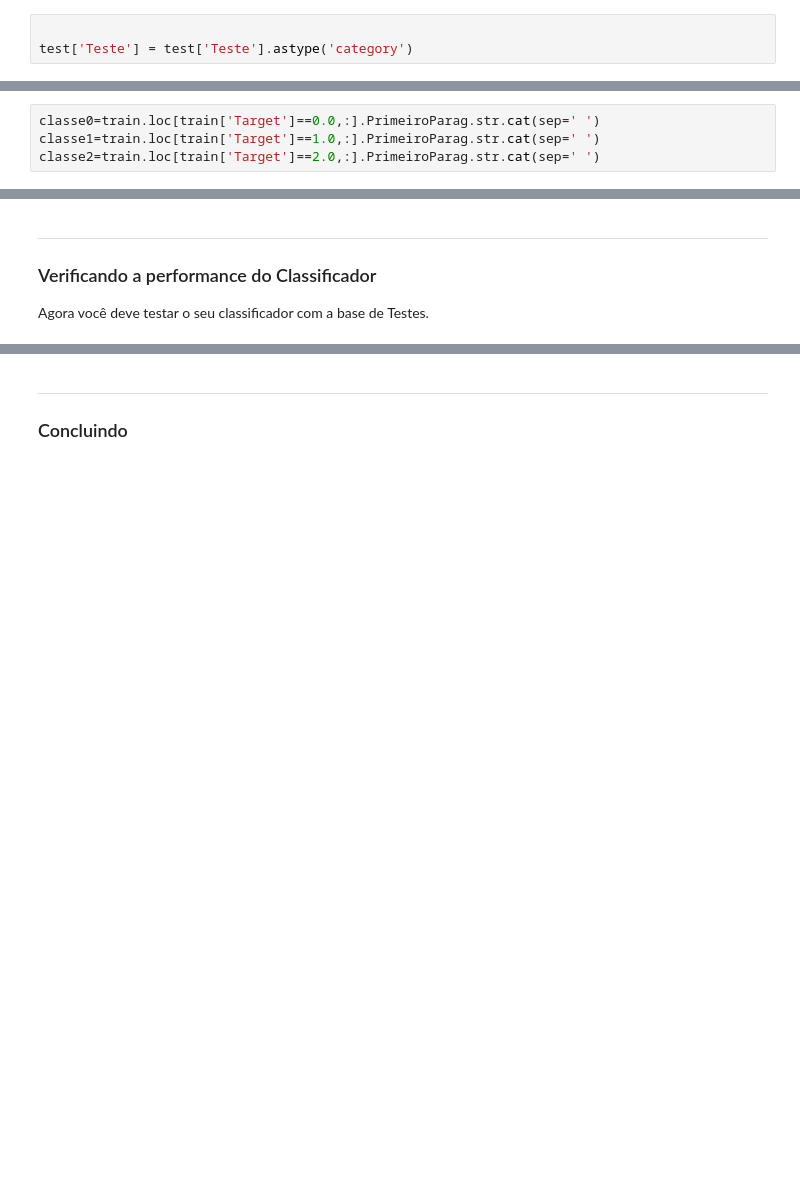
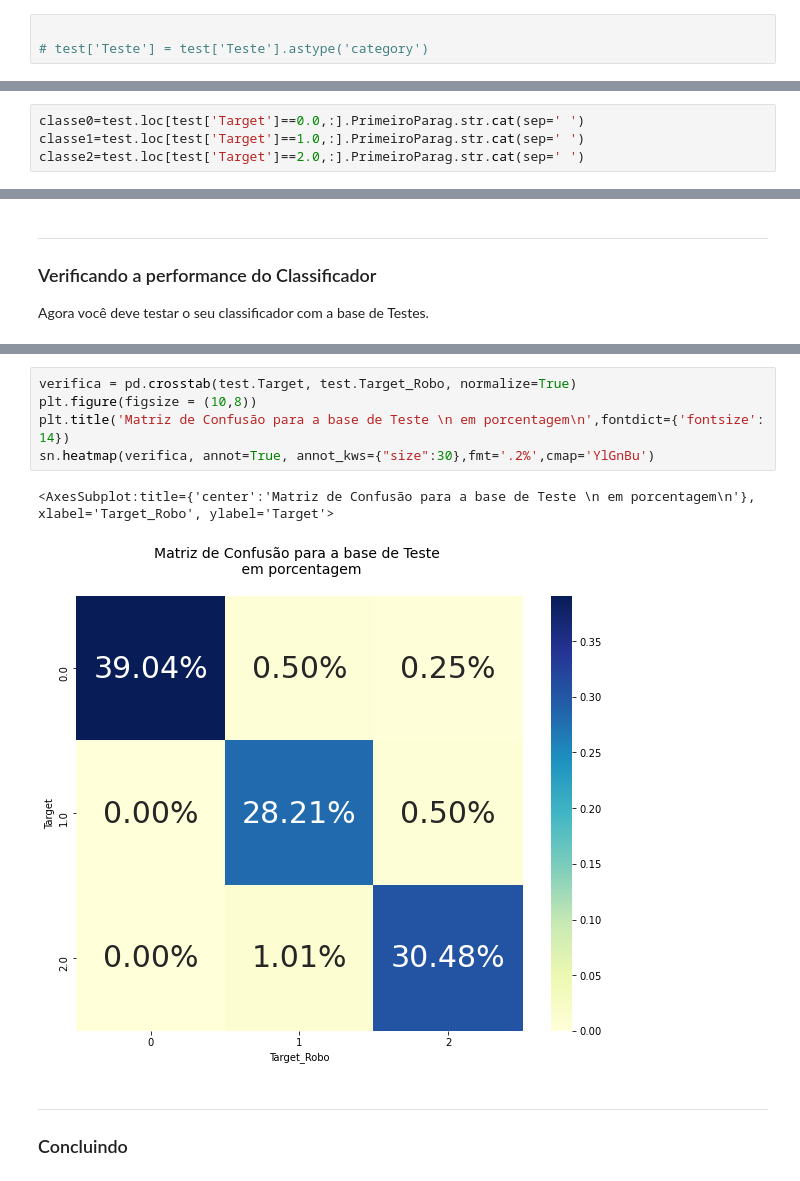
Before and after one commit to Tainapb/Projeto-1_-Ci-ncia-dos-dados, a Jupyter notebook: atualizado2.ipynb, the cells around one changed output, grey strips where cells are left out. Cells and saved outputs as stored; diff of their text form; blank space fills up the shorter version.

```diff
--- a/atualizado2.ipynb
+++ b/atualizado2.ipynb
@@ -85,4 +93,4 @@ O primeiro passo será realizar a limpeza das notícias obtidas para que que ass
 *
 # %%
 
-test['Teste'] = test['Teste'].astype('category')
+# test['Teste'] = test['Teste'].astype('category')
@@ -91,7 +97,7 @@ KeyError: 'Teste'
 # %%
-classe0=train.loc[train['Target']==0.0,:].PrimeiroParag.str.cat(sep=' ')
-classe1=train.loc[train['Target']==1.0,:].PrimeiroParag.str.cat(sep=' ')
-classe2=train.loc[train['Target']==2.0,:].PrimeiroParag.str.cat(sep=' ')
+classe0=test.loc[test['Target']==0.0,:].PrimeiroParag.str.cat(sep=' ')
+classe1=test.loc[test['Target']==1.0,:].PrimeiroParag.str.cat(sep=' ')
+classe2=test.loc[test['Target']==2.0,:].PrimeiroParag.str.cat(sep=' ')
 # %%
 limpeza0 = limpa_prep(cleanup(classe0.lower()))
 limpeza1 = limpa_prep(cleanup(classe1.lower()))
@@ -187,3 +386,11 @@ train.Target.value_counts(True)
+# %%
+verifica = pd.crosstab(test.Target, test.Target_Robo, normalize=True)
+plt.figure(figsize = (10,8))
+plt.title('Matriz de Confusão para a base de Teste \n em porcentagem\n',fontdict={'fontsize': 14})
+sn.heatmap(verifica, annot=True, annot_kws={"size":30},fmt='.2%',cmap='YlGnBu')
+# %% [output]
+<AxesSubplot:title={'center':'Matriz de Confusão para a base de Teste \n em porcentagem\n'}, xlabel='Target_Robo', ylabel='Target'>
+[figure, added]
 # %% [markdown]
 ___
 ### Concluindo
```
Also changed, not shown: parts of 32 cells of this notebook.
